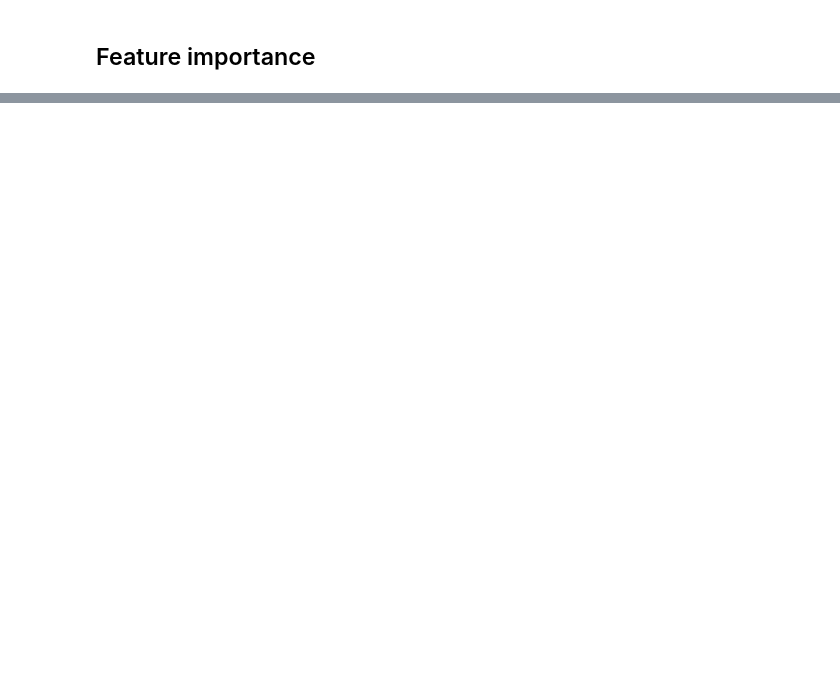
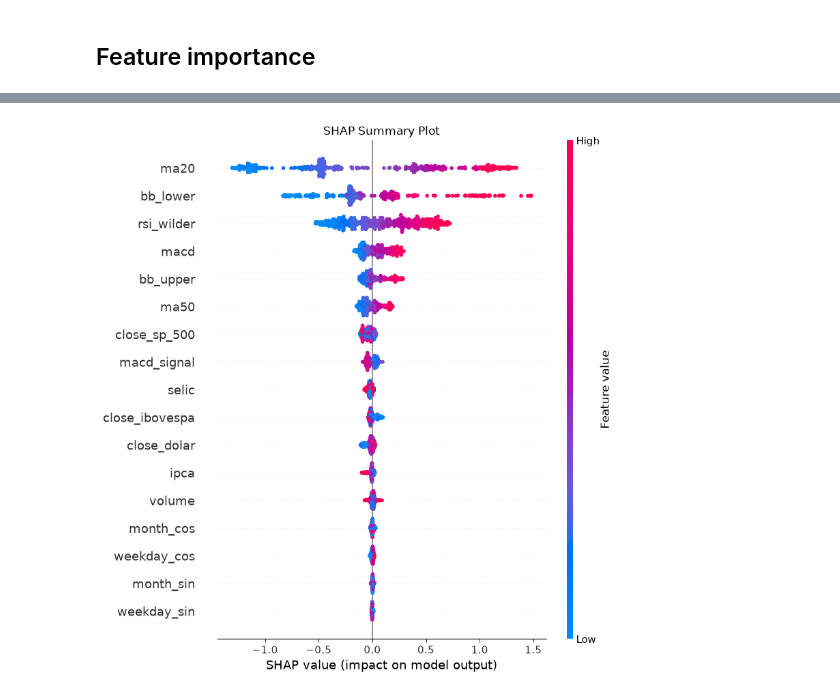
Before and after one commit to leticiafaria7/lstm-stock-predictor-api, a Jupyter notebook: eda.ipynb, the cells around one changed output, grey strips where cells are left out. Saved outputs shown, nothing was run; the diff lists cells and outputs as text; code cells hidden in the pictures; blank space fills up the shorter version.

Commit message:
atualizando variaveis e separando geracao das tabelas do eda

```diff
--- a/eda.ipynb
+++ b/eda.ipynb
@@ -36,3 +23,7 @@ tb_analitica = get_analitical_table(save_folder_path, ticker = 'ABEV3')
+# %%
+# Ler tabela analítica
+dim_tickers = pd.read_parquet(f"{save_folder_path_trusted}/dim_tickers.parquet", engine = 'pyarrow')
+tb_analitica = pd.read_parquet(f"{save_folder_path_refined}/tb_analitica_ABEV3.parquet", engine = 'pyarrow')
 # %%
 print(f"{tb_analitica.shape[0]:_}")
 # %% [output]
@@ -347,17 +384,11 @@ NameError: name 'tb_analitica' is not defined
 # %% [markdown]
 ## Feature importance
 # %%
-import matplotlib.pyplot as plt
-import pandas as pd
-
-from xgboost import XGBRegressor
-from sklearn.metrics import mean_absolute_error
-
 # ------------------------------------------------------------------------------
 # Target = fechamento do próximo dia
 # ------------------------------------------------------------------------------
 
-df_model = df.copy()
+df_model = tb_analitica.copy()
 
 df_model["target"] = df_model["close"].shift(-1)
 
@@ -368,9 +399,9 @@ df_model = df_model.dropna().reset_index(drop=True)
 # ------------------------------------------------------------------------------
 
 features = [
-    "high",
-    "low",
-    "open",
+    # "high",
+    # "low",
+    # "open",
     "volume",
     "close_dolar",
     "close_ibovespa",
@@ -467,0 +518,76 @@ plt.show()
+# %%
+import shap
+
+# ==============================================================================
+# SHAP
+# ==============================================================================
+
+print("=" * 80)
+print("SHAP - SHAPLEY ADDITIVE EXPLANATIONS")
+print("=" * 80)
+print(
+    """
+O SHAP mede a contribuição de cada variável para as previsões do modelo.
+
+Quanto maior o valor absoluto de SHAP, maior a influência daquela variável.
+
+No gráfico summary:
+- As variáveis são ordenadas por importância.
+- Vermelho representa valores altos da variável.
+- Azul representa valores baixos.
+- Quanto mais espalhados os pontos horizontalmente,
+  maior é o impacto daquela variável na previsão.
+"""
+)
+
+explainer = shap.TreeExplainer(model)
+
+shap_values = explainer.shap_values(X_test)
+
+# ==============================================================================
+# Summary Plot
+# ==============================================================================
+
+shap.summary_plot(
+    shap_values,
+    X_test,
+    plot_type="dot",
+    show=False
+)
+
+plt.title("SHAP Summary Plot")
+
+plt.tight_layout()
+
+plt.show()
+
+# ==============================================================================
+# Feature Importance
+# ==============================================================================
+
+print("\n" + "=" * 80)
+print("IMPORTÂNCIA GLOBAL DAS VARIÁVEIS")
+print("=" * 80)
+print(
+    """
+Este gráfico resume a importância média de cada variável,
+considerando o valor absoluto dos SHAP values.
+
+Quanto maior a barra, maior a contribuição média da variável
+nas previsões do modelo.
+"""
+)
+
+shap.summary_plot(
+    shap_values,
+    X_test,
+    plot_type="bar",
+    show=False
+)
+
+plt.title("SHAP Feature Importance")
+
+plt.tight_layout()
+
+plt.show()
+# %% [output]
@@ -467,0 +608 @@ plt.show()
+[figure, added]
```
Also changed, not shown: parts of 7 cells of this notebook, 4 other files.
